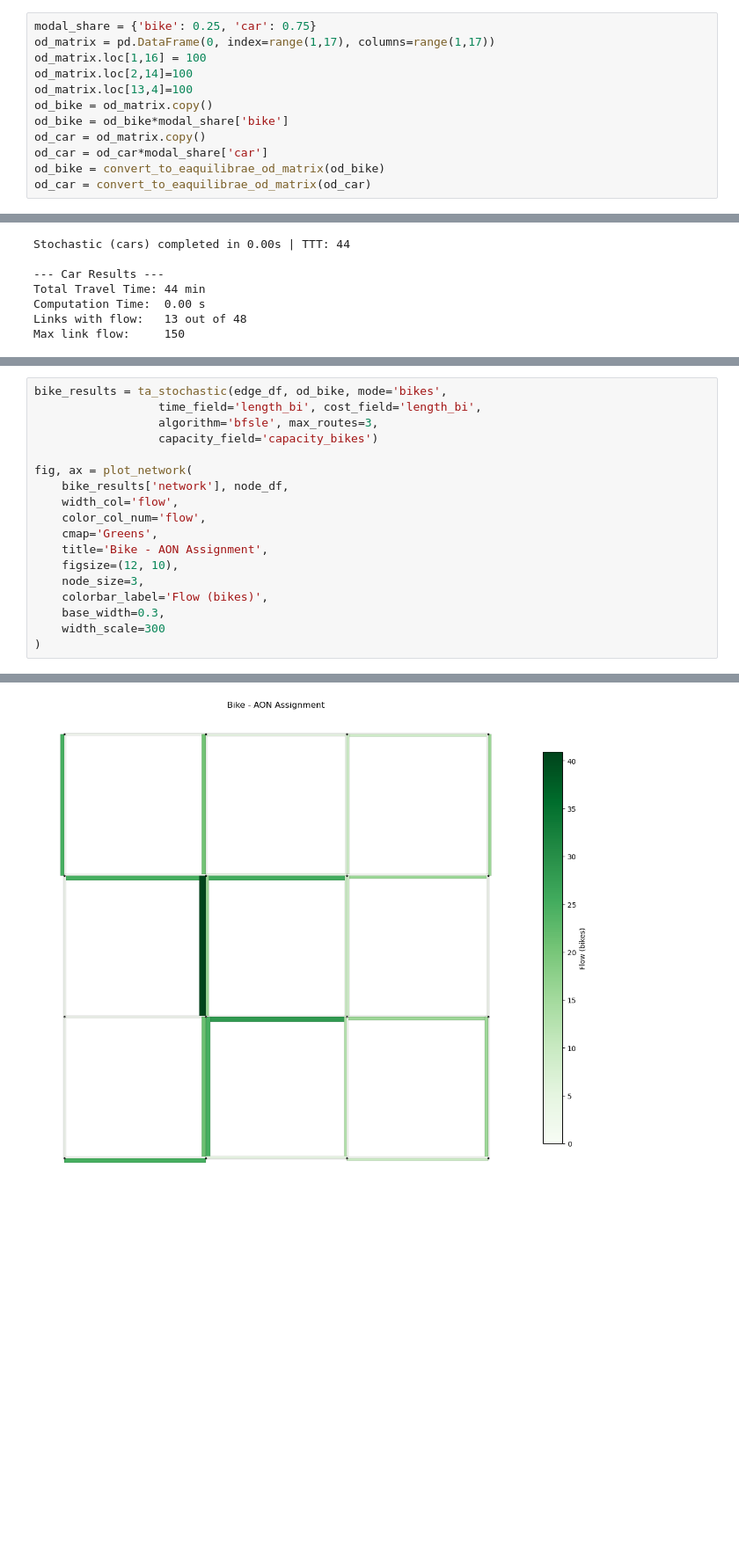
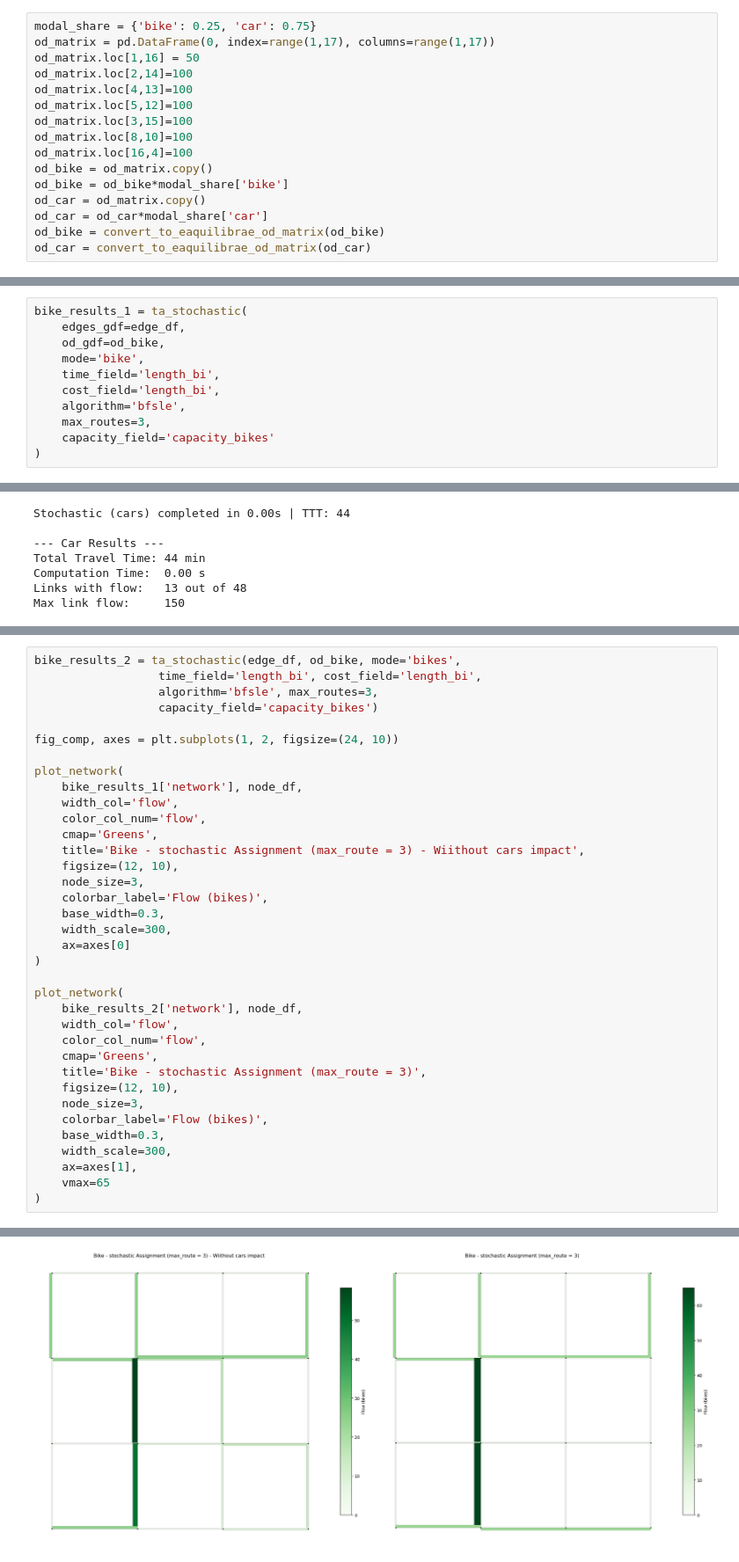
Before and after one commit to tim-lemm/code_these, a Jupyter notebook: notebooks/bike_model_v2.ipynb, the cells around one changed output, grey strips where cells are left out. Shown at 88% size. Cells and saved outputs as stored; diff of their text form; blank space fills up the shorter version.

```diff
--- a/notebooks/bike_model_v2.ipynb
+++ b/notebooks/bike_model_v2.ipynb
@@ -504,9 +575,13 @@ plot_network(edge_df, node_df, node_size=300, node_label=True, color_col_num='tr
 # %%
 modal_share = {'bike': 0.25, 'car': 0.75}
 od_matrix = pd.DataFrame(0, index=range(1,17), columns=range(1,17))
-od_matrix.loc[1,16] = 100
+od_matrix.loc[1,16] = 50
 od_matrix.loc[2,14]=100
-od_matrix.loc[13,4]=100
+od_matrix.loc[4,13]=100
+od_matrix.loc[5,12]=100
+od_matrix.loc[3,15]=100
+od_matrix.loc[8,10]=100
+od_matrix.loc[16,4]=100
 od_bike = od_matrix.copy()
 od_bike = od_bike*modal_share['bike']
 od_car = od_matrix.copy()
@@ -515,3 +590,14 @@ od_bike = convert_to_eaquilibrae_od_matrix(od_bike)
 od_car = convert_to_eaquilibrae_od_matrix(od_car)
 # %% [markdown]
 ## Models
+# %%
+bike_results_1 = ta_stochastic(
+    edges_gdf=edge_df,
+    od_gdf=od_bike,
+    mode='bike',
+    time_field='length_bi',
+    cost_field='length_bi',
+    algorithm='bfsle',
+    max_routes=3,
+    capacity_field='capacity_bikes'
+)
@@ -562,20 +649,38 @@ plot_network(edge_df, node_df, color_col_str='type_bike', base_width=0.2, width_
 # %%
-bike_results = ta_stochastic(edge_df, od_bike, mode='bikes',
+bike_results_2 = ta_stochastic(edge_df, od_bike, mode='bikes',
                   time_field='length_bi', cost_field='length_bi',
                   algorithm='bfsle', max_routes=3,
                   capacity_field='capacity_bikes')
 
-fig, ax = plot_network(
-    bike_results['network'], node_df,
+fig_comp, axes = plt.subplots(1, 2, figsize=(24, 10))
+
+plot_network(
+    bike_results_1['network'], node_df,
     width_col='flow',
     color_col_num='flow',
     cmap='Greens',
-    title='Bike - AON Assignment',
+    title='Bike - stochastic Assignment (max_route = 3) - Wiithout cars impact',
     figsize=(12, 10),
     node_size=3,
     colorbar_label='Flow (bikes)',
     base_width=0.3,
-    width_scale=300
+    width_scale=300,
+    ax=axes[0]
 )
+
+plot_network(
+    bike_results_2['network'], node_df,
+    width_col='flow',
+    color_col_num='flow',
+    cmap='Greens',
+    title='Bike - stochastic Assignment (max_route = 3)',
+    figsize=(12, 10),
+    node_size=3,
+    colorbar_label='Flow (bikes)',
+    base_width=0.3,
+    width_scale=300,
+    ax=axes[1],
+    vmax=65
+)
 # %% [output]
 WARNING:aequilibrae:Field(s) type_bike has(ve) at least one NaN value. Check your computations
@@ -583 +688 @@ Stochastic (bikes) completed in 0.00s | TTT: 386
-[figure, old version]
+[figure, new version]
```
Also changed, not shown: parts of 25 cells of this notebook, 1 other file.
